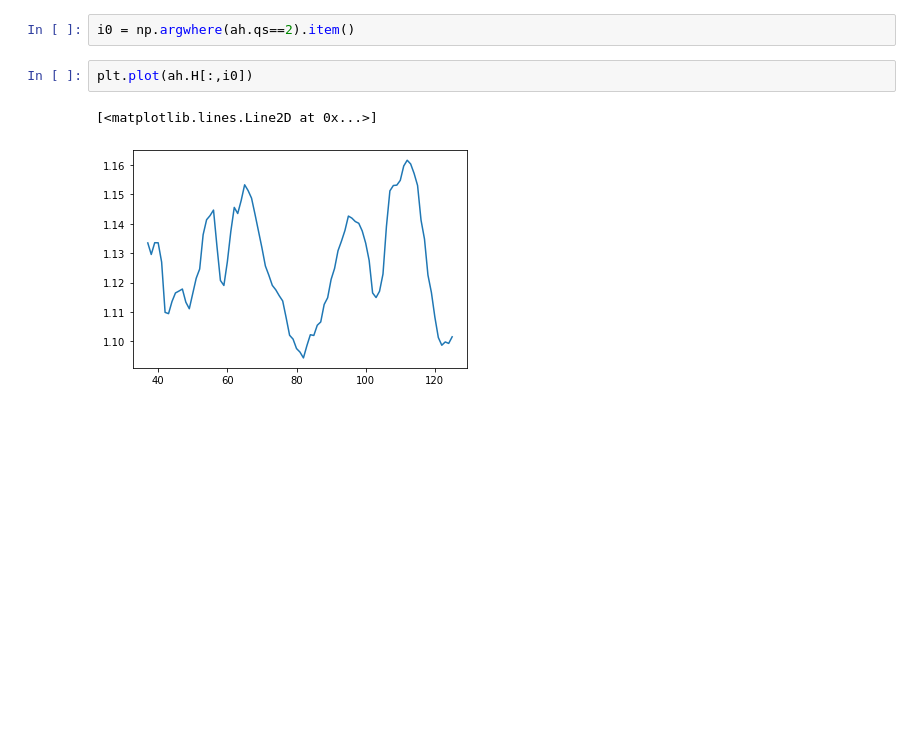
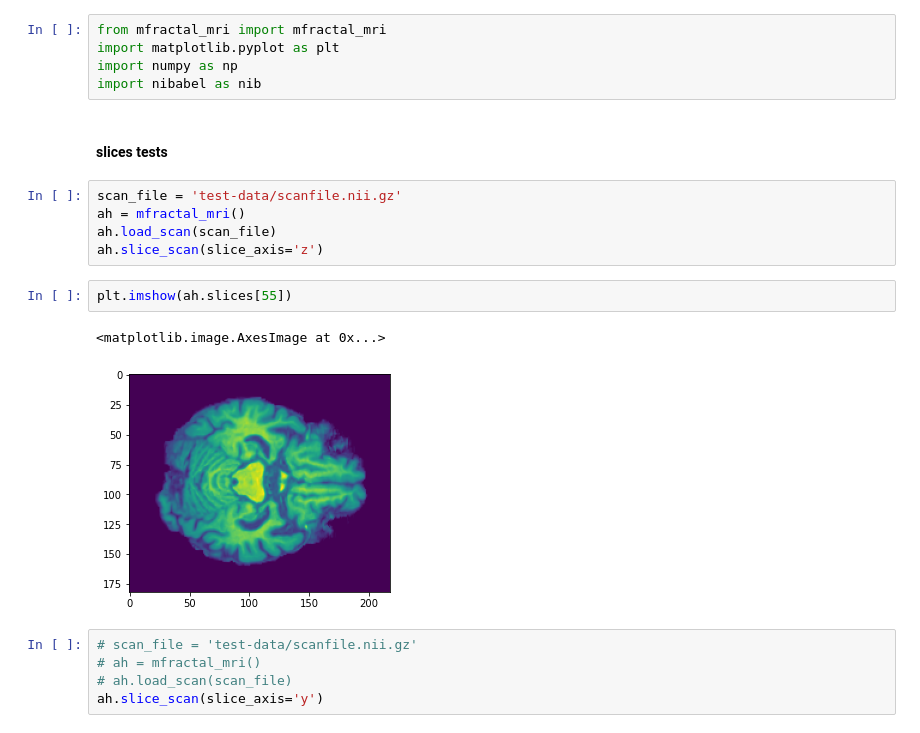
Before and after one commit to Mark-Kac-Center/FSCA, a Jupyter notebook: nb_tests.ipynb, the cells around one changed output. Drawn from its saved outputs; the diff is of its cells as text; blank space fills up the shorter version.

```diff
--- a/nb_tests.ipynb
+++ b/nb_tests.ipynb
@@ -28,7 +1,22 @@ import numpy as np
-# %%
-i0 = np.argwhere(ah.qs==2).item()
-# %%
-plt.plot(ah.H[:,i0])
-# %% [output]
-[<matplotlib.lines.Line2D at 0x...>]
-[figure, removed]
+# %%
+from mfractal_mri import mfractal_mri
+import matplotlib.pyplot as plt
+import numpy as np
+import nibabel as nib
+# %% [markdown]
+#### slices tests
+# %%
+scan_file = 'test-data/scanfile.nii.gz'
+ah = mfractal_mri()
+ah.load_scan(scan_file)
+ah.slice_scan(slice_axis='z')
+# %%
+plt.imshow(ah.slices[55])
+# %% [output]
+<matplotlib.image.AxesImage at 0x...>
+[figure, added]
+# %%
+# scan_file = 'test-data/scanfile.nii.gz'
+# ah = mfractal_mri()
+# ah.load_scan(scan_file)
+ah.slice_scan(slice_axis='y')
```
Also changed, not shown: parts of 51 cells of this notebook, 13 other files.
